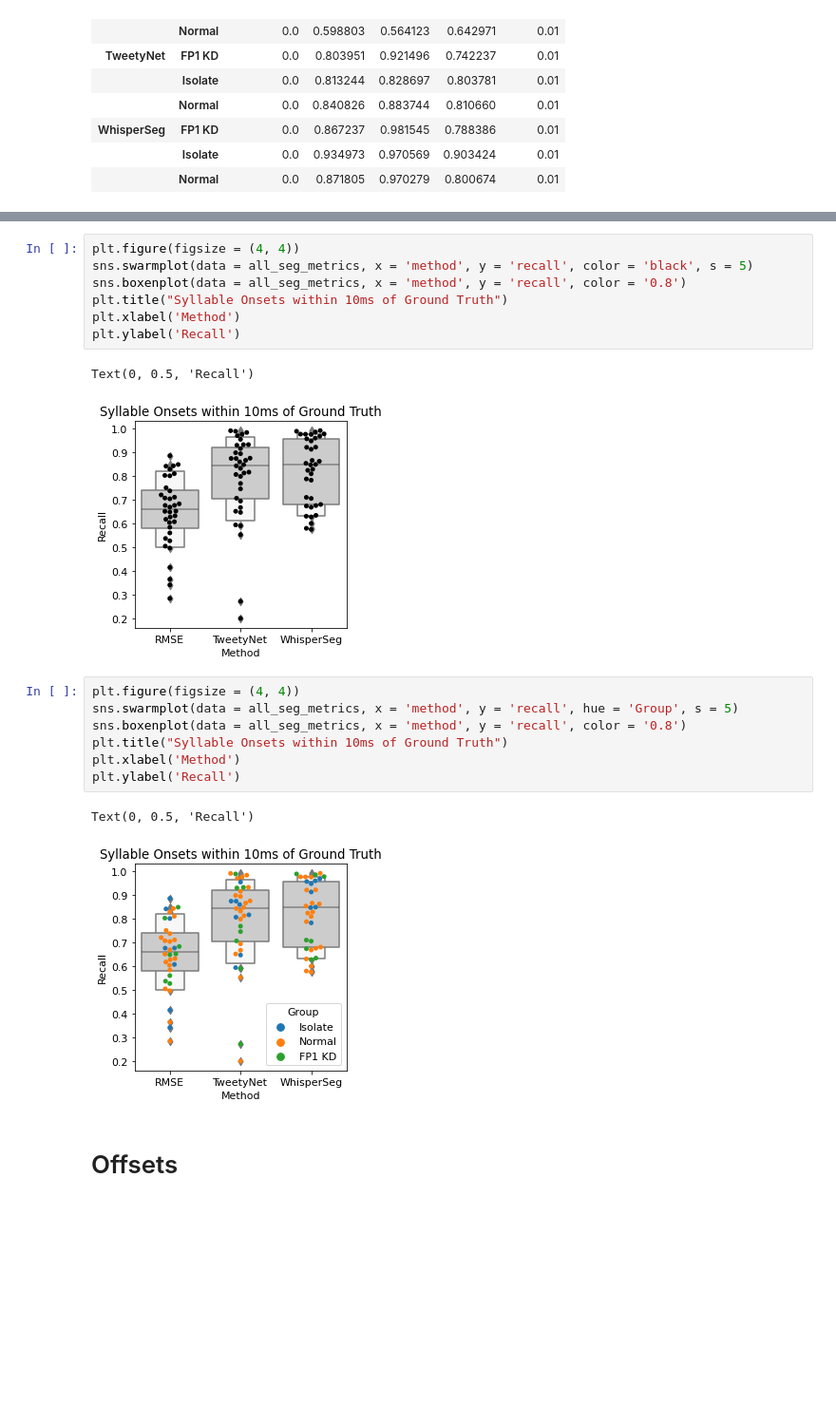
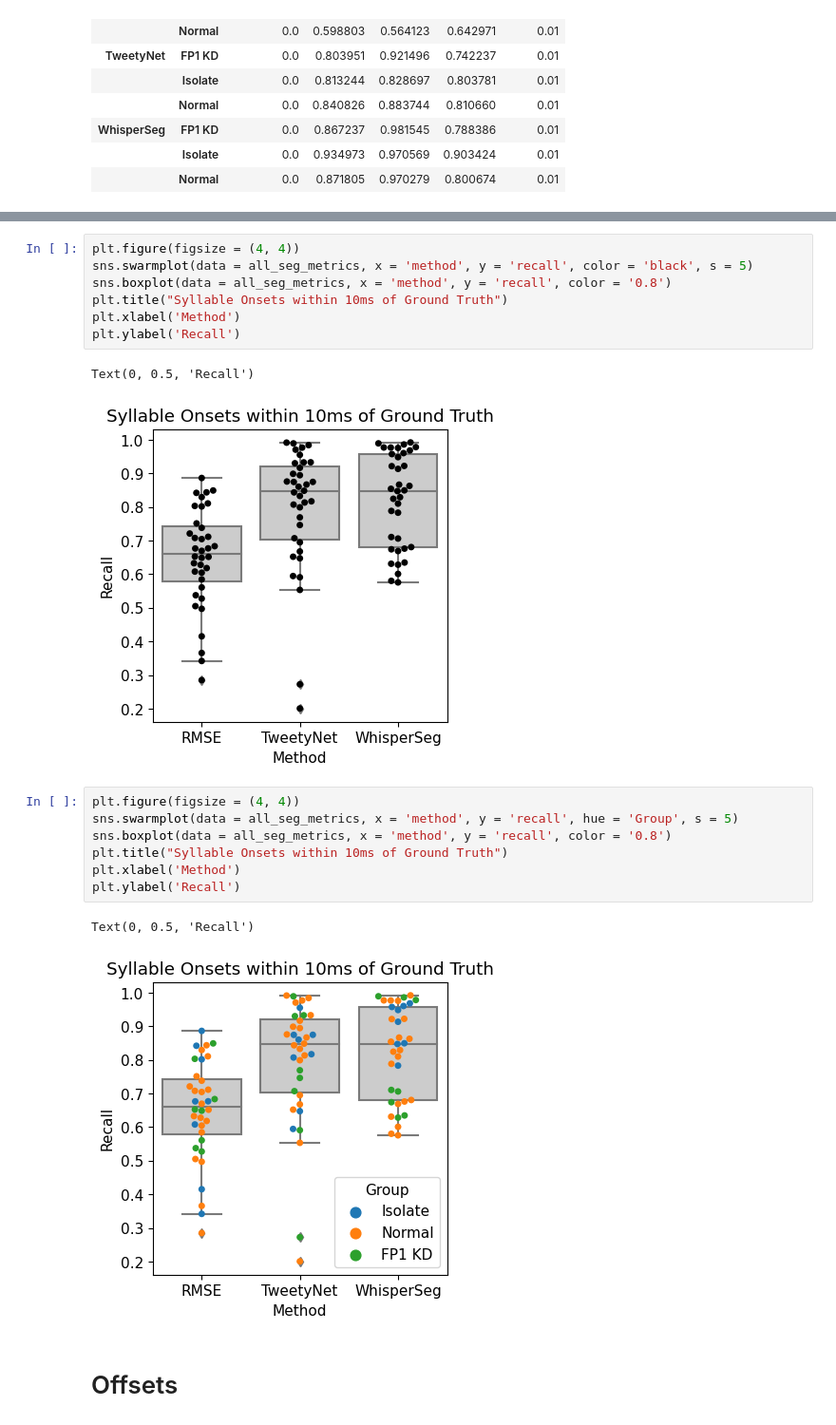
Before and after one commit to theresekoch/AVN_paper, a Jupyter notebook: 01.1 - Segmentation/02 - F1 Validation.ipynb, the cells around one changed output, grey strips where cells are left out. Shown: that part at 95% size. Saved outputs shown, nothing was run; the diff lists cells and outputs as text; blank space fills up the shorter version.

Commit message:
switched all to box plots

```diff
--- a/01.1 - Segmentation/02 - F1 Validation.ipynb
+++ b/01.1 - Segmentation/02 - F1 Validation.ipynb
@@ -534,23 +534,23 @@ Text(0, 0.5, 'Precision')
 # %%
 plt.figure(figsize = (4, 4))
 sns.swarmplot(data = all_seg_metrics, x = 'method', y = 'recall', color = 'black', s = 5)
-sns.boxenplot(data = all_seg_metrics, x = 'method', y = 'recall', color = '0.8')
+sns.boxplot(data = all_seg_metrics, x = 'method', y = 'recall', color = '0.8')
 plt.title("Syllable Onsets within 10ms of Ground Truth")
 plt.xlabel('Method')
 plt.ylabel('Recall')
 # %% [output]
 Text(0, 0.5, 'Recall')
-[figure, old version]
+[figure, new version]
 # %%
 plt.figure(figsize = (4, 4))
 sns.swarmplot(data = all_seg_metrics, x = 'method', y = 'recall', hue = 'Group', s = 5)
-sns.boxenplot(data = all_seg_metrics, x = 'method', y = 'recall', color = '0.8')
+sns.boxplot(data = all_seg_metrics, x = 'method', y = 'recall', color = '0.8')
 plt.title("Syllable Onsets within 10ms of Ground Truth")
 plt.xlabel('Method')
 plt.ylabel('Recall')
 # %% [output]
 Text(0, 0.5, 'Recall')
-[figure, old version]
+[figure, new version]
 # %% [markdown]
 # Offsets
 # %% [markdown]
```
Also changed, not shown: parts of 4 cells of this notebook.
